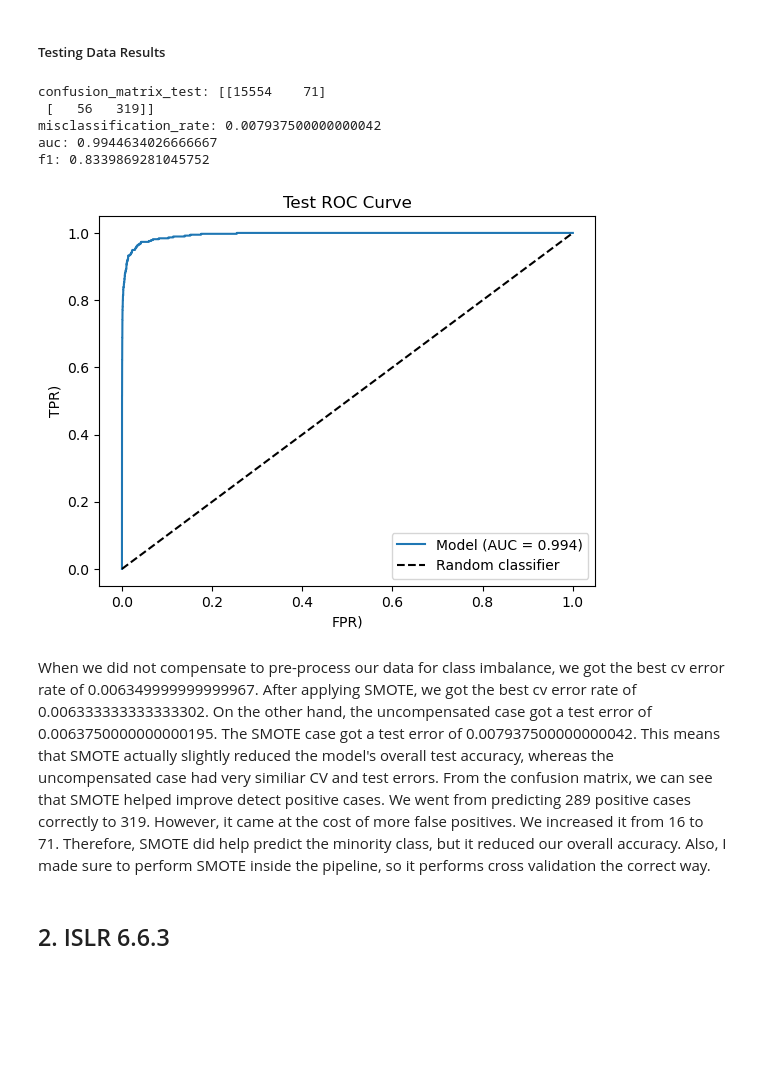
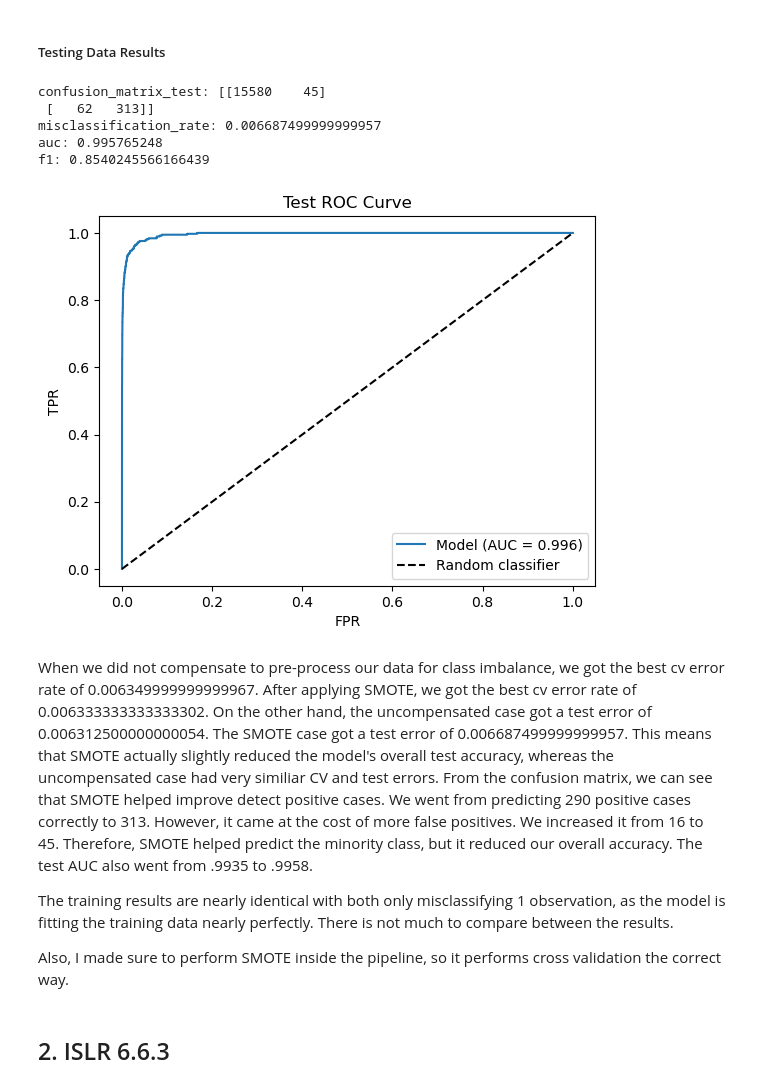
Before and after one commit to bwhong/dsci552_hw6, a Jupyter notebook: notebook/Hong_Brandon_HW6.ipynb, the cells around one changed output. Drawn from its saved outputs; the diff is of its cells as text; code cells hidden in the pictures; blank space fills up the shorter version.

```diff
--- a/notebook/Hong_Brandon_HW6.ipynb
+++ b/notebook/Hong_Brandon_HW6.ipynb
@@ -237,7 +237,7 @@ There are 59000 rows that belong to the negative class, and 1000 rows that belon
 ##### Test Data
 # %%
 X_test = test_data.drop(columns = {'class'})
-X_test.fillna(X_test.median(), inplace = True)
+X_test.fillna(X_train.median(), inplace = True)
 y_test = test_data['class'].map({'neg': 0, 'pos': 1})
 # %% [markdown]
 ##### Random Forest Classifier Model
@@ -604,24 +606,28 @@ print('misclassification_rate:', misclassification_rate)
 print('auc:', auc)
 print('f1:' ,f1_Score)
 # %% [output]
-confusion_matrix_test: [[15554    71]
- [   56   319]]
-misclassification_rate: 0.007937500000000042
-auc: 0.9944634026666667
-f1: 0.8339869281045752
+confusion_matrix_test: [[15580    45]
+ [   62   313]]
+misclassification_rate: 0.006687499999999957
+auc: 0.995765248
+f1: 0.8540245566166439
 # %%
 fpr, tpr, thresholds = roc_curve(y_test, y_pred_proba)
 plt.plot(fpr, tpr, label=f"Model (AUC = {auc:.3f})")
 plt.plot([0, 1], [0, 1], "k--", label="Random classifier")
-plt.xlabel('FPR)')
-plt.ylabel('TPR)')
+plt.xlabel('FPR')
+plt.ylabel('TPR')
 plt.title('Test ROC Curve')
 plt.legend()
 plt.show()
 # %% [output]
-[figure, old version]
+[figure, new version]
 # %% [markdown]
-When we did not compensate to pre-process our data for class imbalance, we got the best cv error rate of 0.006349999999999967. After applying SMOTE, we got the best cv error rate of 0.006333333333333302. On the other hand, the uncompensated case got a test error of 0.0063750000000000195. The SMOTE case got a test error of 0.007937500000000042. This means that SMOTE actually slightly reduced the model's overall test accuracy, whereas the uncompensated case had very similiar CV and test errors. From the confusion matrix, we can see that SMOTE helped improve detect positive cases. We went from predicting 289 positive cases correctly to 319. However, it came at the cost of more false positives. We increased it from 16 to 71. Therefore, SMOTE did help predict the minority class, but it reduced our overall accuracy. Also, I made sure to perform SMOTE inside the pipeline, so it performs cross validation the correct way.
+When we did not compensate to pre-process our data for class imbalance, we got the best cv error rate of 0.006349999999999967. After applying SMOTE, we got the best cv error rate of 0.006333333333333302. On the other hand, the uncompensated case got a test error of 0.006312500000000054. The SMOTE case got a test error of 0.006687499999999957. This means that SMOTE actually slightly reduced the model's overall test accuracy, whereas the uncompensated case had very similiar CV and test errors. From the confusion matrix, we can see that SMOTE helped improve detect positive cases. We went from predicting 290 positive cases correctly to 313. However, it came at the cost of more false positives. We increased it from 16 to 45. Therefore, SMOTE helped predict the minority class, but it reduced our overall accuracy. The test AUC also went from .9935 to .9958.
+
+The training results are nearly identical with both only misclassifying 1 observation, as the model is fitting the training data nearly perfectly. There is not much to compare between the results.
+
+Also, I made sure to perform SMOTE inside the pipeline, so it performs cross validation the correct way.
 # %% [markdown]
 ## 2. ISLR 6.6.3
 # %% [markdown]
```
Also changed, not shown: parts of 8 cells of this notebook.
